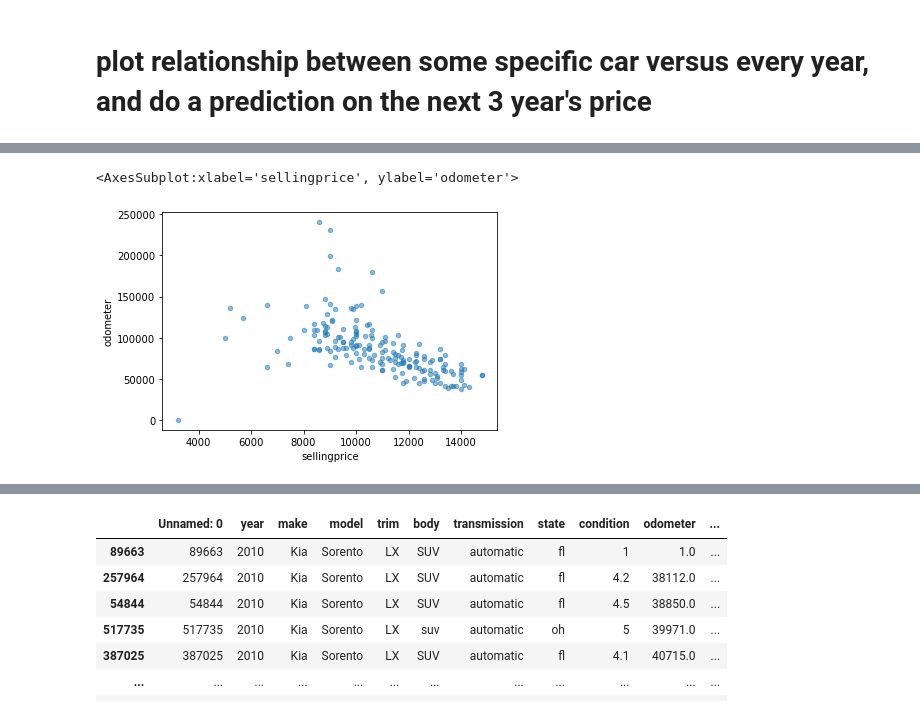
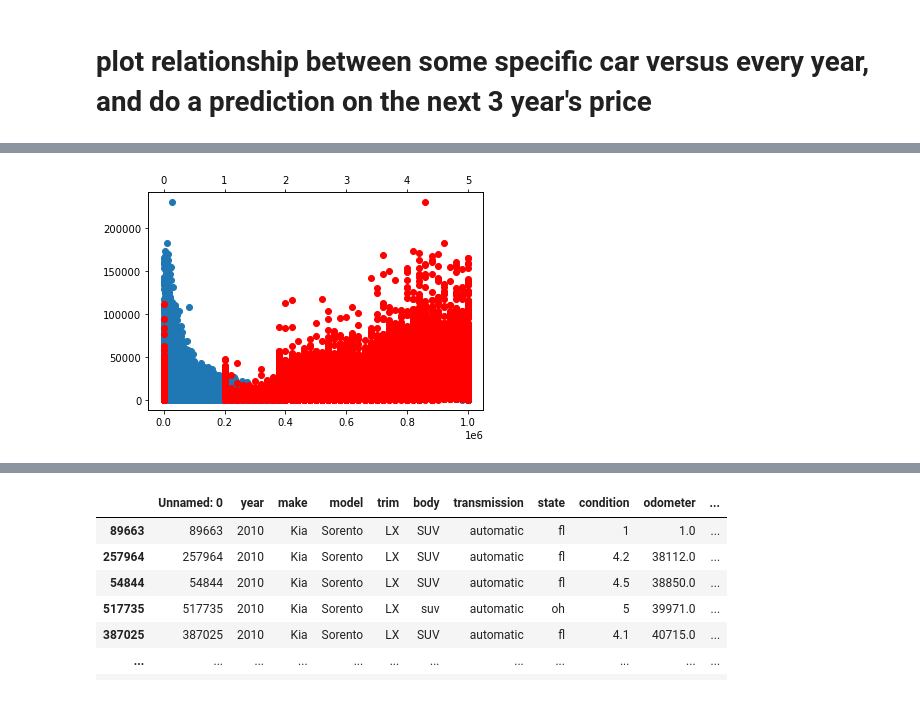
Before and after one commit to yiyuancui/car-price-analysis, a Jupyter notebook: car_price_analysis.ipynb, the cells around one changed output, grey strips where cells are left out. Cells and saved outputs as stored; diff of their text form; code cells hidden in the pictures.

```diff
--- a/car_price_analysis.ipynb
+++ b/car_price_analysis.ipynb
@@ -5,4 +6,9 @@ import pandas as pd
 # %%
 df = pd.read_csv('clean_car_price.csv', low_memory = False)
 df.head()
+# change car year - 1 to get actual car year
+df.loc[:, "year"] = df["year"].apply(lambda x: x - 1)
+df['condition'] = df['condition'].fillna(0)
+df['condition'] = pd.to_numeric(df['condition'])
+df['condition'].round()
 # %% [output]
@@ -68,10 +74,12 @@ See the caveats in the documentation: https://pandas.pydata.org/pandas-docs/stab
 # %%
 import matplotlib.pyplot as plt
 # %%
-lx_df_2010.plot.scatter(x="sellingprice", y="odometer", alpha=0.5)
-#ax1 = lx_df_2010.plot(kind='scatter', x="sellingprice", y="odometer", color='r')
-#ax2 = lx_df_2010.plot(kind='scatter', x="sellingprice", y='saleyear', color='g', ax=ax1)
-#print(ax1 == ax2)
+
+fig, ax = plt.subplots()
+ay = ax.twiny()
+
+ax.scatter(df['odometer'], df['sellingprice'])
+ay.scatter(df['condition'], df['sellingprice'], color='r')
+plt.show()
 # %% [output]
-<AxesSubplot:xlabel='sellingprice', ylabel='odometer'>
-[figure, old version]
+[figure, new version]
```
Also changed, not shown: parts of 15 cells of this notebook.
